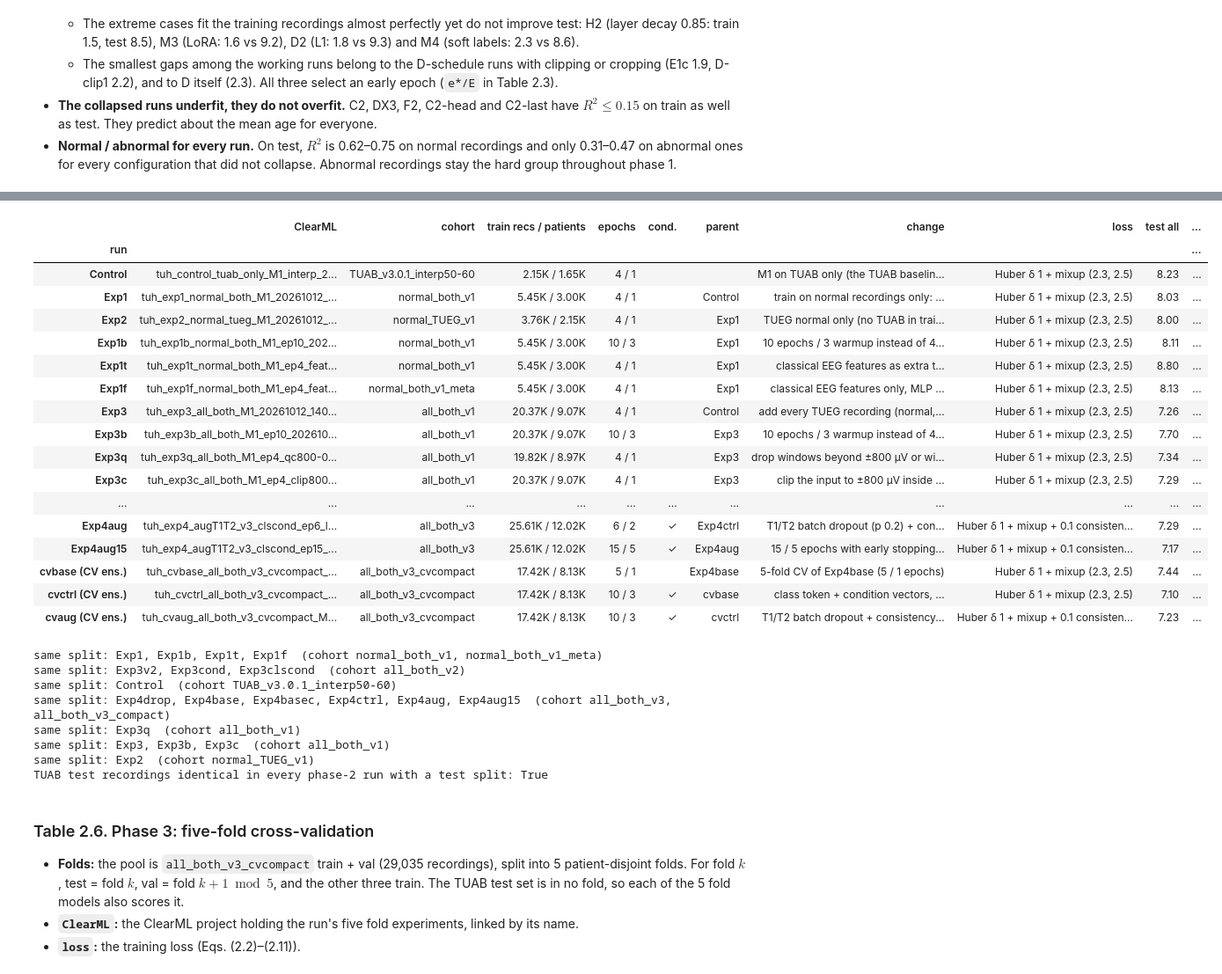
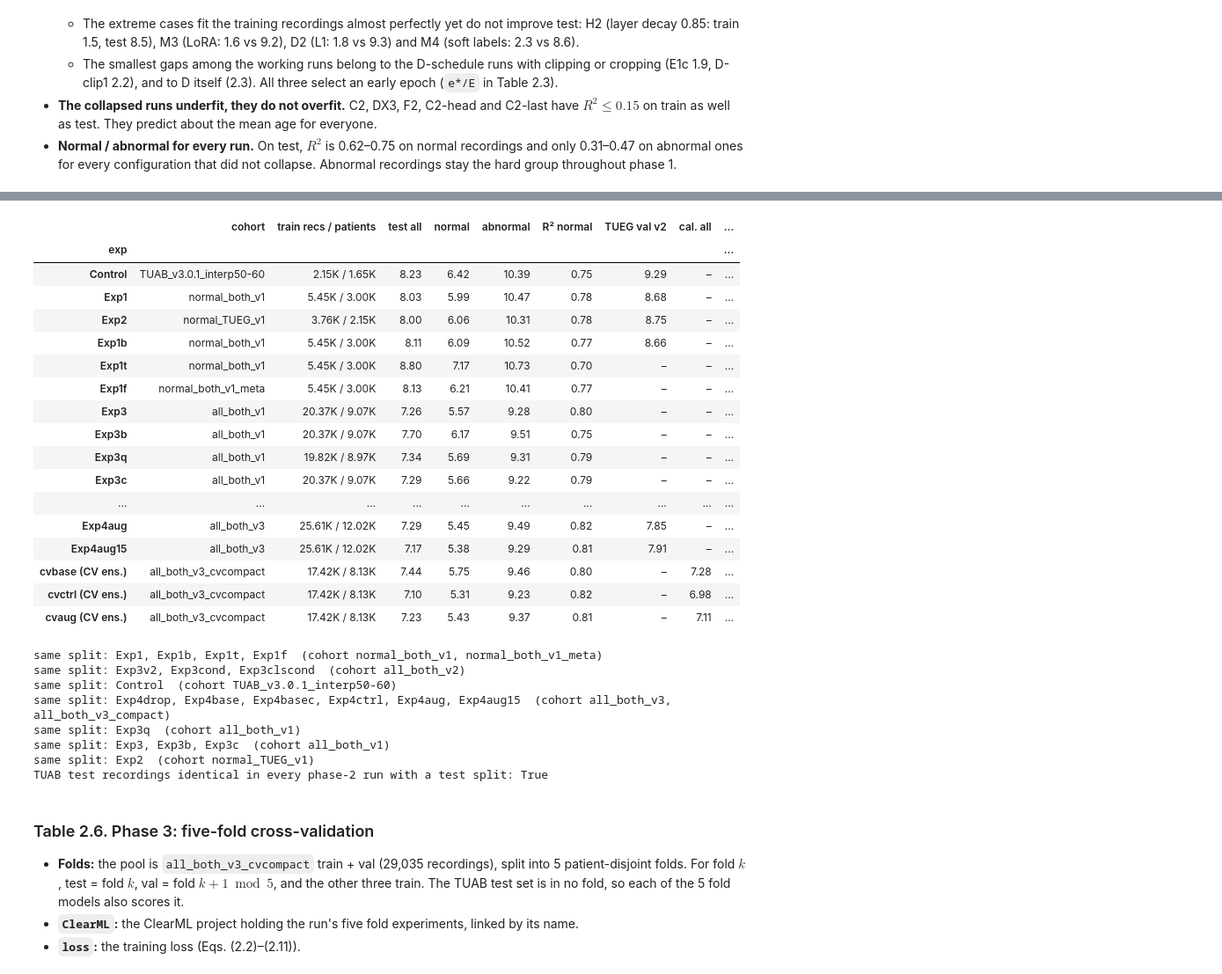
Before and after one commit to Neuro-Clalit/LaBraM, a Jupyter notebook: notebooks/brain_age_research_summary.ipynb, the cells around one changed output, grey strips where cells are left out. Shown at 88% size. Drawn from its saved outputs; the diff is of its cells as text; code cells hidden in the pictures.

```diff
--- a/notebooks/brain_age_research_summary.ipynb
+++ b/notebooks/brain_age_research_summary.ipynb
@@ -1623,52 +1664,57 @@ for e in rs.PHASE2:
                  "abnormal": cohort_metric(e.name, "test", "TUAB", "abnormal"),
                  "R² normal": cohort_metric(e.name, "test", "TUAB", "normal", "R2"),
                  "TUEG val v2": cohort_metric(e.name, "val_v2", "TUEG", "all")})
 P2_RUNS = [r["run"] for r in rows]
 # Phase 3 for comparison: the median of each CV experiment's 5 fold models on the same TUAB test set,
 # raw and calibrated (Eq. (3.11)); the single-split runs above have no out-of-fold predictions.
 for exp in cv_exps:
     e = rs.EXPERIMENTS[exp]
     ens = ensemble(exp) if preds is not None and STATUS else None
     norm = ens[ens.status == "normal"] if ens is not None else None
     rows.append({"run": f"{exp} (CV ens.)", "ClearML": cml.link.get(exp, "–"), "cohort": rs.display_name(e.cohort),
                  "train recs / patients": k_size(fold_train.get(exp, np.nan), fold_pats.get(exp, np.nan)),
                  "epochs": f"{e.epochs} / {e.warmup}", "cond.": "✓" if e.conditions else "", "parent": e.parent,
                  "change": e.change, "loss": rs.run_loss(exp),
                  "test all": ens_mae(exp) if ens is not None else np.nan,
                  "normal": ens_mae(exp, "normal") if ens is not None else np.nan,
                  "abnormal": ens_mae(exp, "abnormal") if ens is not None else np.nan,
                  "R² normal": rs.age_fit_metrics(norm.pred, norm.true)["R²"] if ens is not None else np.nan,
                  "TUEG val v2": np.nan,
                  "cal. all": corr_mae(exp), "cal. normal": corr_mae(exp, "normal"),
                  "cal. abnormal": corr_mae(exp, "abnormal")})
 t22 = pd.DataFrame(rows).set_index("run")
-display(numbered_table(t22, "2.5", "Phase 2 runs"))
+# Shown with the run name as its ClearML link instead of a separate ClearML column.
+_t25 = t22[["cohort", "train recs / patients", "test all", "normal", "abnormal", "R² normal", "TUEG val v2",
+            "cal. all", "cal. normal", "cal. abnormal", "epochs", "cond.", "parent", "change", "loss"]].copy()
+_t25.index = [rs.clearml_link(n, cml.url.get(n.split(" (")[0], "")) for n in t22.index]
+_t25.index.name = "exp"
+display(numbered_table(_t25, "2.5", "Phase 2 runs"))
 
 # split check: runs grouped by identical train/val/test recording lists
 p2 = [n for n in P2_RUNS if n in split_sig.index]
 for sig, runs in split_sig.loc[p2].groupby(split_sig.loc[p2]).groups.items():
     print(f"same split: {', '.join(runs)}  (cohort {', '.join(sorted({rs.display_name(rs.EXPERIMENTS[r].cohort) for r in runs}))})")
 tests = {s.split("/")[2] for s in split_sig.loc[p2] if s.split("/")[2] != "-"}
 print(f"TUAB test recordings identical in every phase-2 run with a test split: {tests == {split_sig['D'].split('/')[2]}}")
 # %% [output]
-|  | ClearML | cohort | train recs / patients | epochs | cond. | parent | change | loss | test all | ... |
-| run |  |  |  |  |  |  |  |  |  | ... |
-| Control | tuh_control_tuab_only_M1_interp_2... | TUAB_v3.0.1_interp50-60 | 2.15K / 1.65K | 4 / 1 |  |  | M1 on TUAB only (the TUAB baselin... | Huber δ 1 + mixup (2.3, 2.5) | 8.23 | ... |
-| Exp1 | tuh_exp1_normal_both_M1_20261012_... | normal_both_v1 | 5.45K / 3.00K | 4 / 1 |  | Control | train on normal recordings only: ... | Huber δ 1 + mixup (2.3, 2.5) | 8.03 | ... |
-| Exp2 | tuh_exp2_normal_tueg_M1_20261012_... | normal_TUEG_v1 | 3.76K / 2.15K | 4 / 1 |  | Exp1 | TUEG normal only (no TUAB in trai... | Huber δ 1 + mixup (2.3, 2.5) | 8.00 | ... |
-| Exp1b | tuh_exp1b_normal_both_M1_ep10_202... | normal_both_v1 | 5.45K / 3.00K | 10 / 3 |  | Exp1 | 10 epochs / 3 warmup instead of 4... | Huber δ 1 + mixup (2.3, 2.5) | 8.11 | ... |
-| Exp1t | tuh_exp1t_normal_both_M1_ep4_feat... | normal_both_v1 | 5.45K / 3.00K | 4 / 1 |  | Exp1 | classical EEG features as extra t... | Huber δ 1 + mixup (2.3, 2.5) | 8.80 | ... |
-| Exp1f | tuh_exp1f_normal_both_M1_ep4_feat... | normal_both_v1_meta | 5.45K / 3.00K | 4 / 1 |  | Exp1 | classical EEG features only, MLP ... | Huber δ 1 + mixup (2.3, 2.5) | 8.13 | ... |
-| Exp3 | tuh_exp3_all_both_M1_20261012_140... | all_both_v1 | 20.37K / 9.07K | 4 / 1 |  | Control | add every TUEG recording (normal,... | Huber δ 1 + mixup (2.3, 2.5) | 7.26 | ... |
-| Exp3b | tuh_exp3b_all_both_M1_ep10_202610... | all_both_v1 | 20.37K / 9.07K | 10 / 3 |  | Exp3 | 10 epochs / 3 warmup instead of 4... | Huber δ 1 + mixup (2.3, 2.5) | 7.70 | ... |
-| Exp3q | tuh_exp3q_all_both_M1_ep4_qc800-0... | all_both_v1 | 19.82K / 8.97K | 4 / 1 |  | Exp3 | drop windows beyond ±800 µV or wi... | Huber δ 1 + mixup (2.3, 2.5) | 7.34 | ... |
-| Exp3c | tuh_exp3c_all_both_M1_ep4_clip800... | all_both_v1 | 20.37K / 9.07K | 4 / 1 |  | Exp3 | clip the input to ±800 µV inside ... | Huber δ 1 + mixup (2.3, 2.5) | 7.29 | ... |
-| ... | ... | ... | ... | ... | ... | ... | ... | ... | ... | ... |
-| Exp4aug | tuh_exp4_augT1T2_v3_clscond_ep6_l... | all_both_v3 | 25.61K / 12.02K | 6 / 2 | ✓ | Exp4ctrl | T1/T2 batch dropout (p 0.2) + con... | Huber δ 1 + mixup + 0.1 consisten... | 7.29 | ... |
-| Exp4aug15 | tuh_exp4_augT1T2_v3_clscond_ep15_... | all_both_v3 | 25.61K / 12.02K | 15 / 5 | ✓ | Exp4aug | 15 / 5 epochs with early stopping... | Huber δ 1 + mixup + 0.1 consisten... | 7.17 | ... |
-| cvbase (CV ens.) | tuh_cvbase_all_both_v3_cvcompact_... | all_both_v3_cvcompact | 17.42K / 8.13K | 5 / 1 |  | Exp4base | 5-fold CV of Exp4base (5 / 1 epochs) | Huber δ 1 + mixup (2.3, 2.5) | 7.44 | ... |
-| cvctrl (CV ens.) | tuh_cvctrl_all_both_v3_cvcompact_... | all_both_v3_cvcompact | 17.42K / 8.13K | 10 / 3 | ✓ | cvbase | class token + condition vectors, ... | Huber δ 1 + mixup (2.3, 2.5) | 7.10 | ... |
-| cvaug (CV ens.) | tuh_cvaug_all_both_v3_cvcompact_M... | all_both_v3_cvcompact | 17.42K / 8.13K | 10 / 3 | ✓ | cvctrl | T1/T2 batch dropout + consistency... | Huber δ 1 + mixup + 0.1 consisten... | 7.23 | ... |
+|  | cohort | train recs / patients | test all | normal | abnormal | R² normal | TUEG val v2 | cal. all | ... |
+| exp |  |  |  |  |  |  |  |  | ... |
+| Control | TUAB_v3.0.1_interp50-60 | 2.15K / 1.65K | 8.23 | 6.42 | 10.39 | 0.75 | 9.29 | – | ... |
+| Exp1 | normal_both_v1 | 5.45K / 3.00K | 8.03 | 5.99 | 10.47 | 0.78 | 8.68 | – | ... |
+| Exp2 | normal_TUEG_v1 | 3.76K / 2.15K | 8.00 | 6.06 | 10.31 | 0.78 | 8.75 | – | ... |
+| Exp1b | normal_both_v1 | 5.45K / 3.00K | 8.11 | 6.09 | 10.52 | 0.77 | 8.66 | – | ... |
+| Exp1t | normal_both_v1 | 5.45K / 3.00K | 8.80 | 7.17 | 10.73 | 0.70 | – | – | ... |
+| Exp1f | normal_both_v1_meta | 5.45K / 3.00K | 8.13 | 6.21 | 10.41 | 0.77 | – | – | ... |
+| Exp3 | all_both_v1 | 20.37K / 9.07K | 7.26 | 5.57 | 9.28 | 0.80 | – | – | ... |
+| Exp3b | all_both_v1 | 20.37K / 9.07K | 7.70 | 6.17 | 9.51 | 0.75 | – | – | ... |
+| Exp3q | all_both_v1 | 19.82K / 8.97K | 7.34 | 5.69 | 9.31 | 0.79 | – | – | ... |
+| Exp3c | all_both_v1 | 20.37K / 9.07K | 7.29 | 5.66 | 9.22 | 0.79 | – | – | ... |
+| ... | ... | ... | ... | ... | ... | ... | ... | ... | ... |
+| Exp4aug | all_both_v3 | 25.61K / 12.02K | 7.29 | 5.45 | 9.49 | 0.82 | 7.85 | – | ... |
+| Exp4aug15 | all_both_v3 | 25.61K / 12.02K | 7.17 | 5.38 | 9.29 | 0.81 | 7.91 | – | ... |
+| cvbase (CV ens.) | all_both_v3_cvcompact | 17.42K / 8.13K | 7.44 | 5.75 | 9.46 | 0.80 | – | 7.28 | ... |
+| cvctrl (CV ens.) | all_both_v3_cvcompact | 17.42K / 8.13K | 7.10 | 5.31 | 9.23 | 0.82 | – | 6.98 | ... |
+| cvaug (CV ens.) | all_both_v3_cvcompact | 17.42K / 8.13K | 7.23 | 5.43 | 9.37 | 0.81 | – | 7.11 | ... |
 same split: Exp1, Exp1b, Exp1t, Exp1f  (cohort normal_both_v1, normal_both_v1_meta)
 same split: Exp3v2, Exp3cond, Exp3clscond  (cohort all_both_v2)
 same split: Control  (cohort TUAB_v3.0.1_interp50-60)
```
Also changed, not shown: parts of 4 cells of this notebook, 3 other files.
